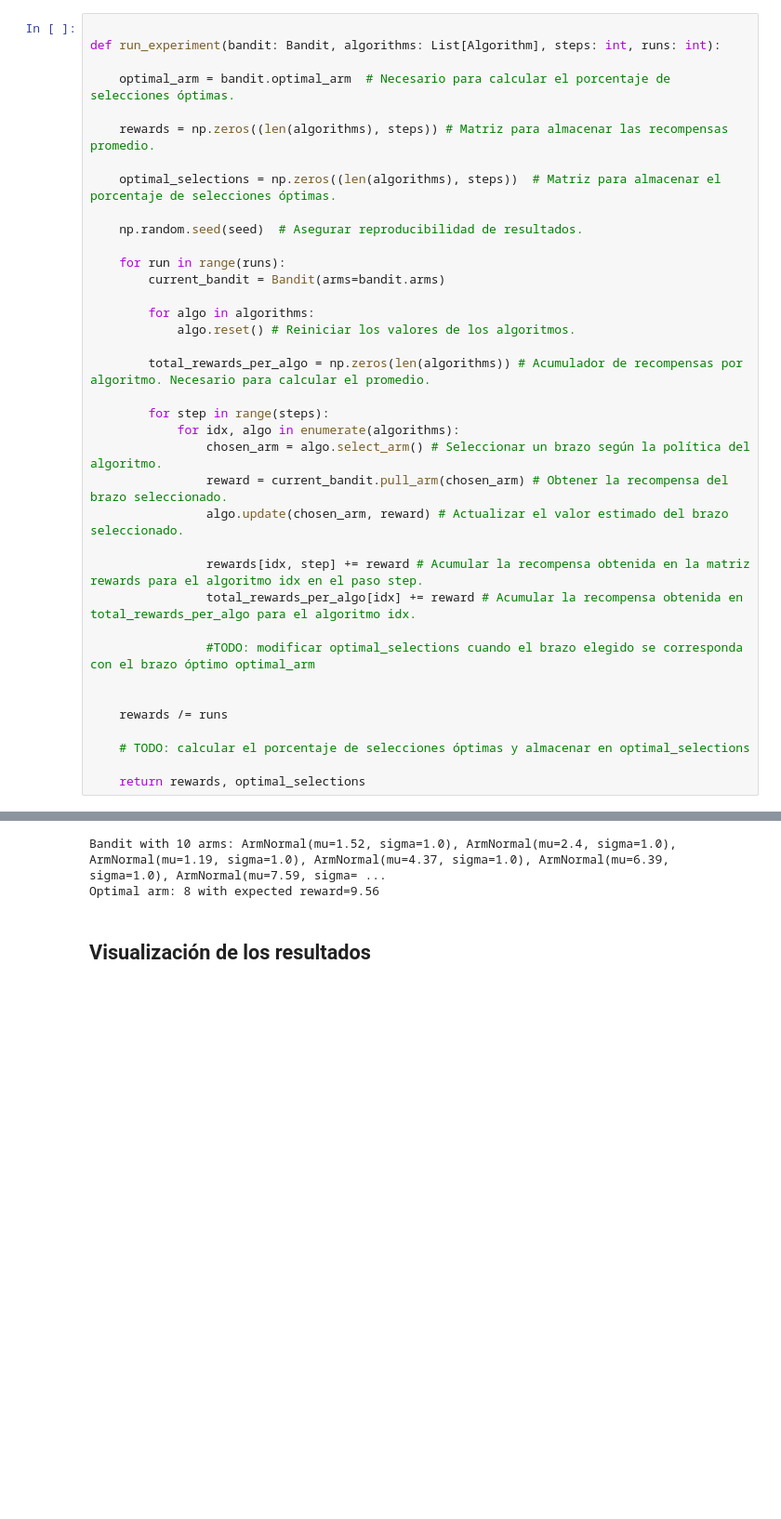
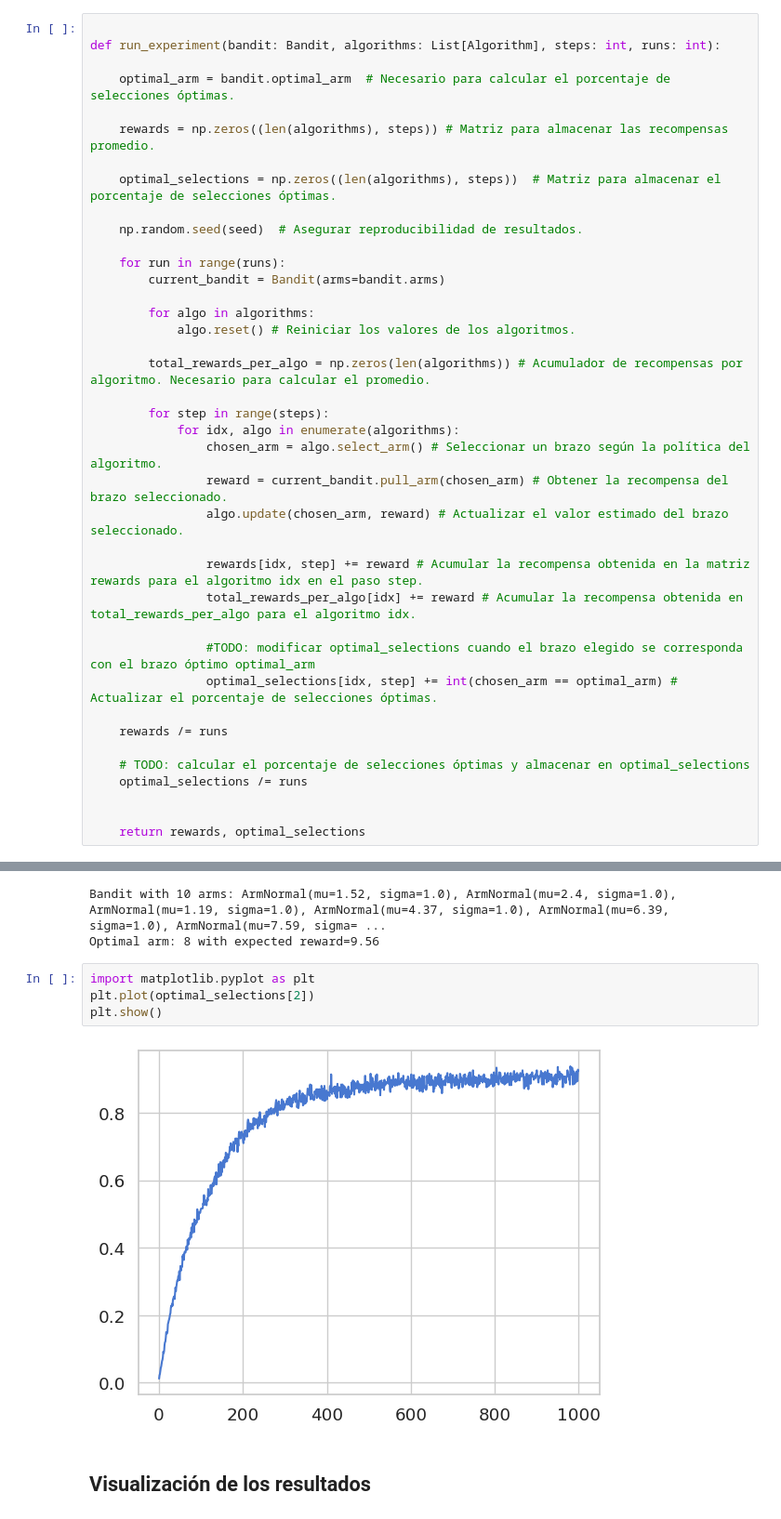
Before and after one commit to pedrojosefernandez1/k_brazos_FCPSSL, a Jupyter notebook: bandit_experiment.ipynb, the cells around one changed output, grey strips where cells are left out. Shown: that part at 93% size. Cells and saved outputs as stored; diff of their text form; blank space fills up the shorter version.

Commit message:
create plot_optimal_selections

```diff
--- a/bandit_experiment.ipynb
+++ b/bandit_experiment.ipynb
@@ -80,11 +80,13 @@ def run_experiment(bandit: Bandit, algorithms: List[Algorithm], steps: int, runs
                 total_rewards_per_algo[idx] += reward # Acumular la recompensa obtenida en total_rewards_per_algo para el algoritmo idx.
 
                 #TODO: modificar optimal_selections cuando el brazo elegido se corresponda con el brazo óptimo optimal_arm
-
+                optimal_selections[idx, step] += int(chosen_arm == optimal_arm) # Actualizar el porcentaje de selecciones óptimas.
 
     rewards /= runs
 
     # TODO: calcular el porcentaje de selecciones óptimas y almacenar en optimal_selections
+    optimal_selections /= runs
+
 
     return rewards, optimal_selections
 # %% [markdown]
@@ -116,6 +118,12 @@ rewards, optimal_selections = run_experiment(bandit, algorithms, steps, runs)
 # %% [output]
 Bandit with 10 arms: ArmNormal(mu=1.52, sigma=1.0), ArmNormal(mu=2.4, sigma=1.0), ArmNormal(mu=1.19, sigma=1.0), ArmNormal(mu=4.37, sigma=1.0), ArmNormal(mu=6.39, sigma=1.0), ArmNormal(mu=7.59, sigma= ...
 Optimal arm: 8 with expected reward=9.56
+# %%
+import matplotlib.pyplot as plt
+plt.plot(optimal_selections[2])
+plt.show()
+# %% [output]
+[figure, added]
 # %% [markdown]
 ## Visualización de los resultados
 # %%
```
Also changed, not shown: parts of 4 cells of this notebook.
